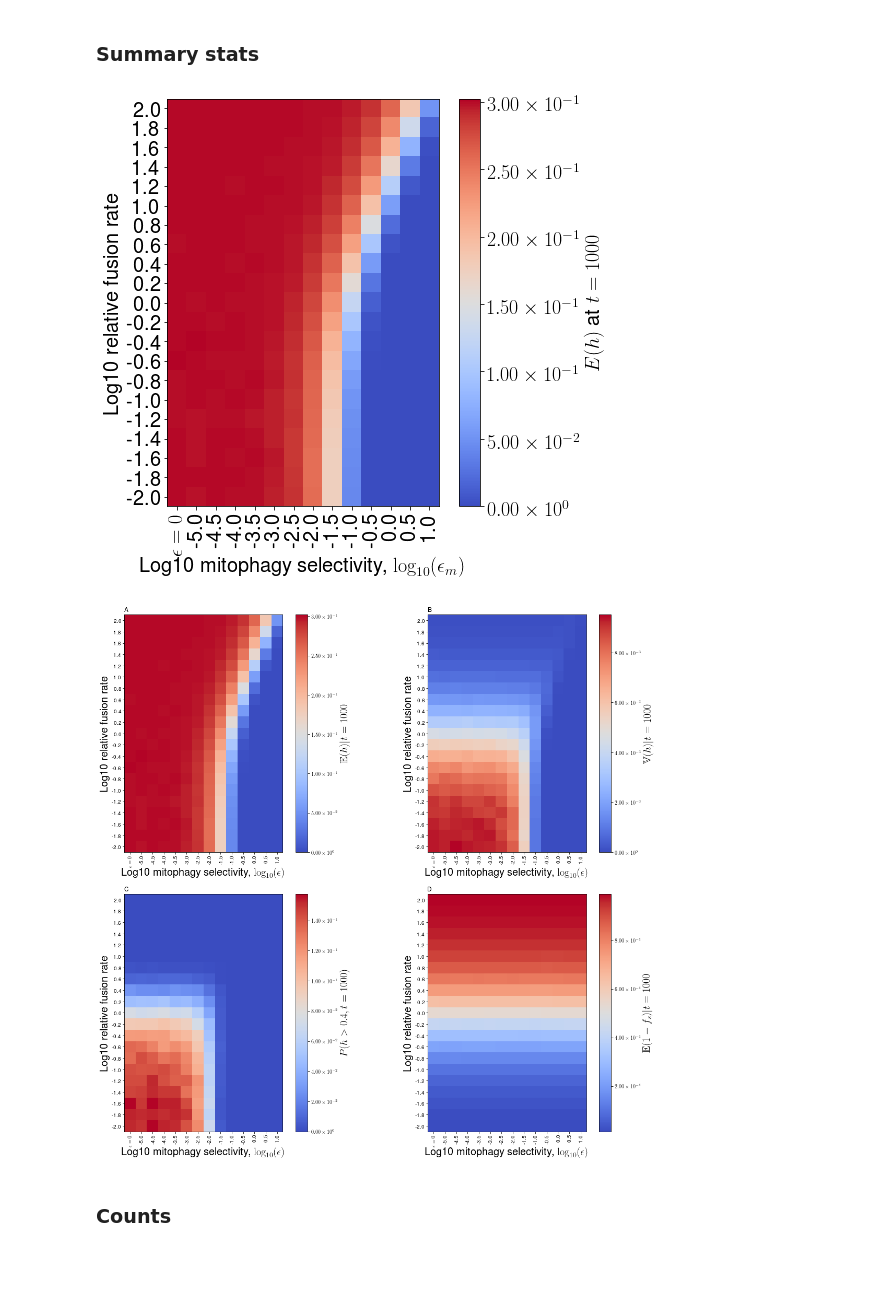
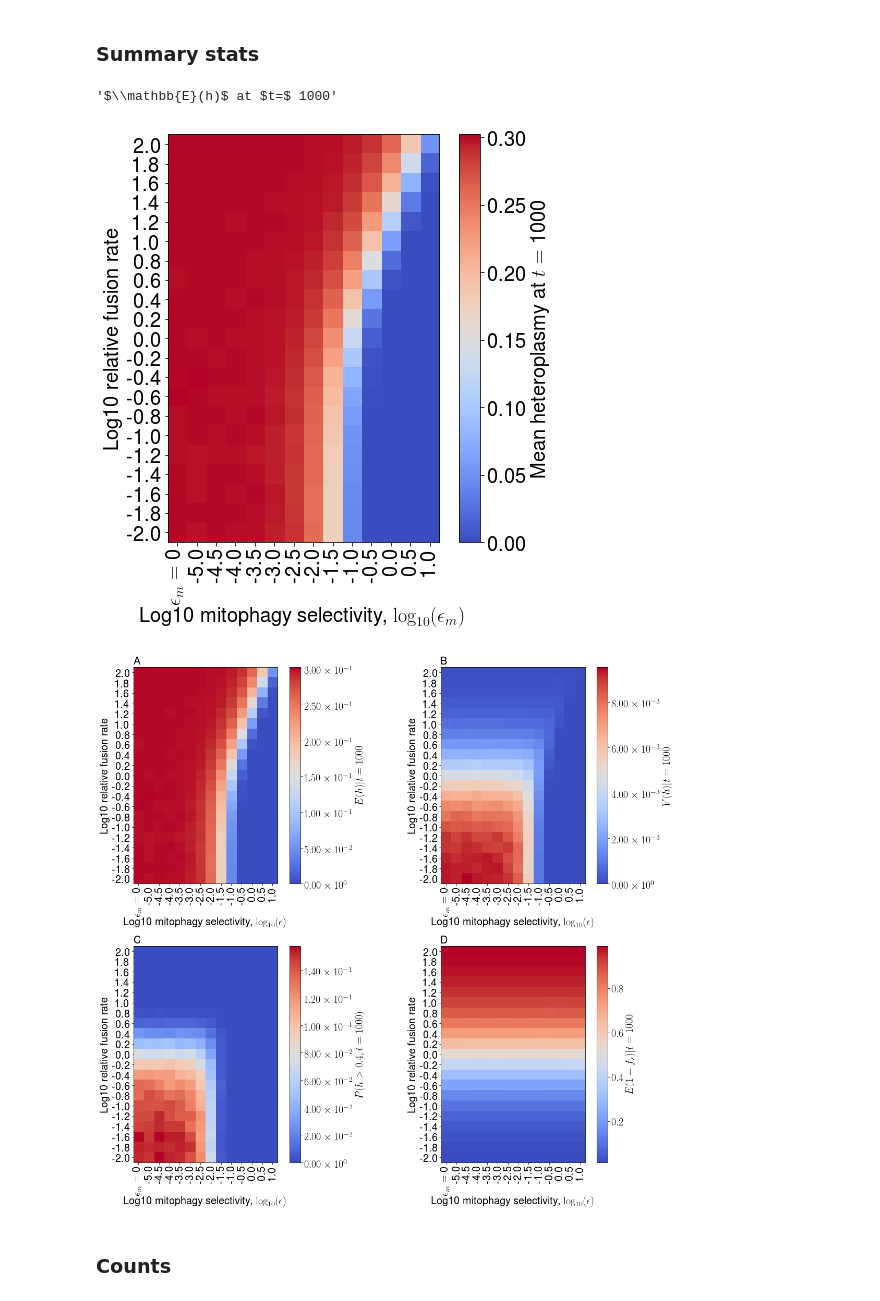
Before and after one commit to ImperialCollegeLondon/MitoNetworksGenetics, a Jupyter notebook: Linear_Feedback_Control/Quality_control/sel_deg/Analysis/Analyse_param_sweep_QC_SD.ipynb, the cells around one changed output. Drawn from its saved outputs; the diff is of its cells as text; code cells hidden in the pictures; blank space fills up the shorter version.

Commit message:
Figure standardisation

```diff
--- a/Linear_Feedback_Control/Quality_control/sel_deg/Analysis/Analyse_param_sweep_QC_SD.ipynb
+++ b/Linear_Feedback_Control/Quality_control/sel_deg/Analysis/Analyse_param_sweep_QC_SD.ipynb
@@ -41,6 +44,6 @@ perturbed_params.head()
 ## Make heatmap of summary stats of interest
 # %%
 epsilon_space = np.linspace(-5,1,13)
-eps_labels = [r'$\epsilon=0$']+list(epsilon_space)
+eps_labels = [r'$\epsilon_m=$ 0']+list(epsilon_space)
 eps_labels
 # %% [output]
@@ -115,19 +118,28 @@ def cast_as_1sf_str(X):
     return ["%.1f" % x for x in X]
 # %%
 %matplotlib inline
+# %%
+"$\mathbb{{E}}(h)$ at $t=$ {:d}".format(int(T_measure))
+# %% [output]
+'$\\mathbb{E}(h)$ at $t=$ 1000'
 # %%
 fig, ax = plt.subplots(1,1, figsize = (9,7.5))
 im00 = ax.imshow(np.flipud(eh_array),cmap = cm.coolwarm, interpolation='none')
-plt.colorbar(im00, ax=ax, fraction=0.046,pad=0.04,label=r"$\mathbb{{E}}(h)$ at $t={:d}$".format(int(T_measure)),format=ticker.FuncFormatter(fmt))
+cb = plt.colorbar(im00, ax=ax, fraction=0.046,pad=0.04,label=r"Mean heteroplasmy at $t=$ 1000")
+#format=ticker.FuncFormatter(fmt)
 ax.set_xlabel(r'Log10 mitophagy selectivity, $\log_{10}(\epsilon_m)$')
 ax.set_ylabel(r'Log10 relative fusion rate')
 ax.set_xticks(range(14));
 ax.set_yticks(range(21));
 ax.set_xticklabels(eps_labels, rotation = 90);
 ax.set_yticklabels(cast_as_1sf_str(gamma_labels[::-1]));
-plt.savefig('eh_sd.png', bbox_inches='tight',dpi=300)
+
+cb.set_ticks(np.linspace(0,0.3,7))
+cb.set_ticklabels(['%.2f' % x for x in np.linspace(0,0.3,7)])
+
+plt.savefig('eh_sm.svg')
 # %% [output]
-[figure, old version]
+[figure, new version]
 # %%
 fig, axs = plt.subplots(2,2, figsize = (2*9,2*7.5))
 axs = axs.ravel()
@@ -136,7 +148,7 @@ ax = axs[0]
 im00 = ax.imshow(np.flipud(eh_array),cmap = cm.coolwarm, interpolation='none')
                  #vmin = -2.2, vmax = -1.5)
 
-plt.colorbar(im00, ax=ax, fraction=0.046,pad=0.04,label="$\mathbb{{E}}(h)|t={:d}$".format(int(T_measure)),format=ticker.FuncFormatter(fmt))
+plt.colorbar(im00, ax=ax, fraction=0.046,pad=0.04,label="$E(h)|t={:d}$".format(int(T_measure)),format=ticker.FuncFormatter(fmt))
 
 ax.set_xlabel(r'Log10 mitophagy selectivity, $\log_{10}(\epsilon)$')
 ax.set_ylabel(r'Log10 relative fusion rate')
@@ -150,7 +162,7 @@ ax = axs[1]
 im00 = ax.imshow(np.flipud(vh_array),cmap = cm.coolwarm, interpolation='none')
                  #vmin = -2.2, vmax = -1.5)
 
-plt.colorbar(im00, ax=ax, fraction=0.046,pad=0.04,label="$\mathbb{{V}}(h)|t={:d}$".format(int(T_measure)),format=ticker.FuncFormatter(fmt))
+plt.colorbar(im00, ax=ax, fraction=0.046,pad=0.04,label="$V(h)|t={:d}$".format(int(T_measure)),format=ticker.FuncFormatter(fmt))
 
 ax.set_xlabel(r'Log10 mitophagy selectivity, $\log_{10}(\epsilon)$')
 ax.set_ylabel(r'Log10 relative fusion rate')
@@ -181,7 +193,7 @@ ax = axs[3]
 im00 = ax.imshow(np.flipud(1.-efs_array),cmap = cm.coolwarm, interpolation='none')
                  #vmin = -2.2, vmax = -1.5)
 
-plt.colorbar(im00, ax=ax, fraction=0.046,pad=0.04,label="$\mathbb{{E}}(1-f_s)|t={:d}$".format(int(T_measure)),format=ticker.FuncFormatter(fmt))
+plt.colorbar(im00, ax=ax, fraction=0.046,pad=0.04,label="$E(1-f_s)|t=1000$")
 
 ax.set_xlabel(r'Log10 mitophagy selectivity, $\log_{10}(\epsilon)$')
 ax.set_ylabel(r'Log10 relative fusion rate')
@@ -196,7 +208,7 @@ plt.tight_layout()
 
 #plt.savefig('Q_fs_sw_SD.pdf')
 # %% [output]
-[figure, old version]
+[figure, new version]
 # %% [markdown]
 ### Counts
 # %%
```
Also changed, not shown: parts of 7 cells of this notebook, 35 other files.
